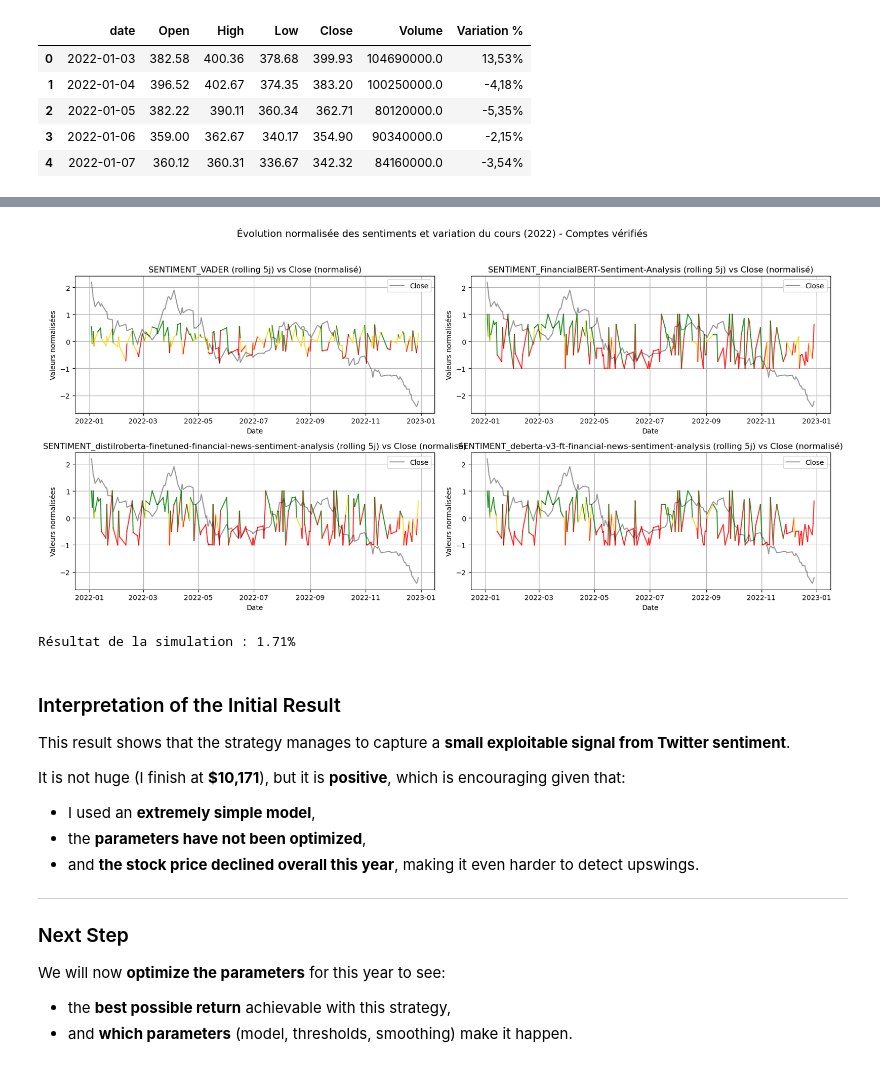
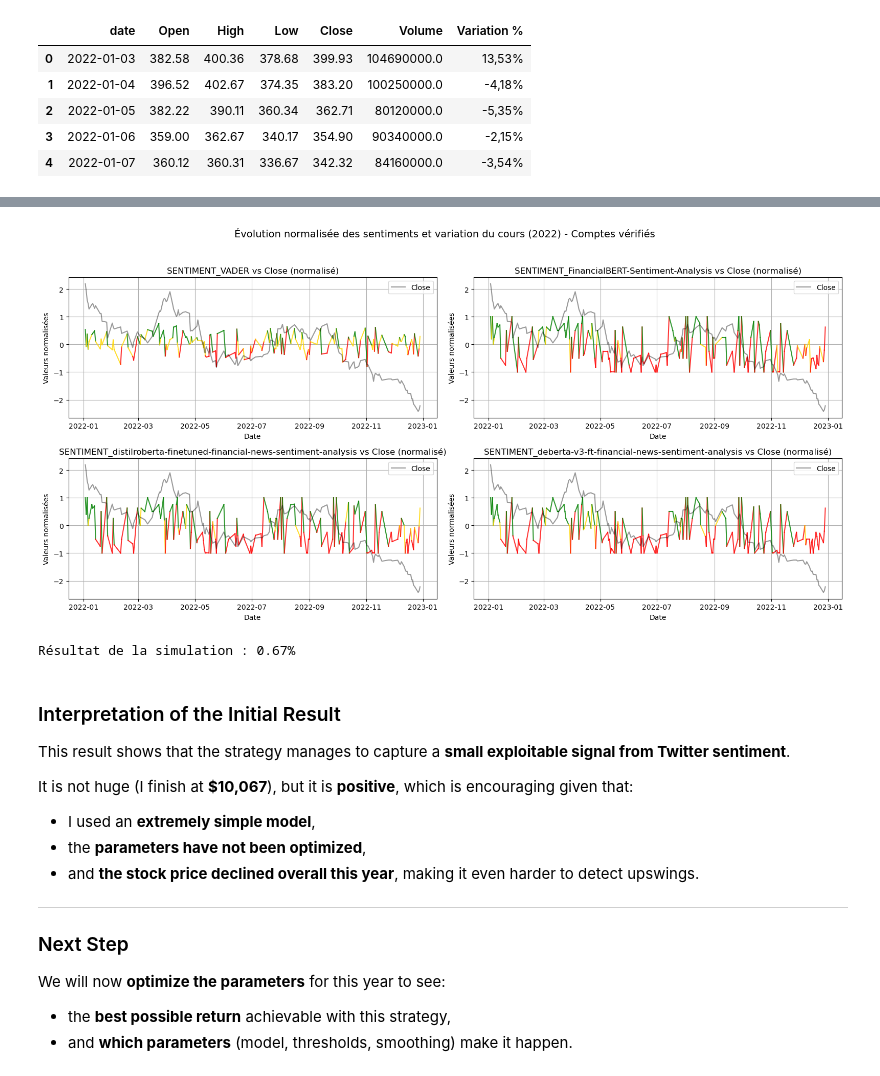
Before and after one commit to LimamS-GitHub/Market_sentiment_analysis, a Jupyter notebook: Data_Analysis/EDA.ipynb, the cells around one changed output, grey strips where cells are left out. Drawn from its saved outputs; the diff is of its cells as text; code cells hidden in the pictures.

```diff
--- a/Data_Analysis/EDA.ipynb
+++ b/Data_Analysis/EDA.ipynb
@@ -155,7 +155,7 @@ rolling_cols = df_combined.select_dtypes(include='number').columns
 
 rolling_cols = rolling_cols[~rolling_cols.isin(['year', 'month', 'date', 'Open', 'High', 'Low', 'Close', 'Volume', 'Daily_Change_%'])]
 df_rolling_verified_combined = df_combined.copy()
-df_rolling_verified_combined[rolling_cols] = df_combined[rolling_cols].rolling(window=1).mean()
+#df_rolling_verified_combined[rolling_cols] = df_combined[rolling_cols].rolling(window=1).mean()
 df_rolling_verified_combined.head()
 # %% [output]
 |  | date | year | month | SENTIMENT_VADER | SENTIMENT_FinancialBERT-Sentiment... | SENTIMENT_distilroberta-finetuned... | ... |
@@ -174,13 +174,12 @@ df_rolling_verified_combined.head()
 mean_close = df_rolling_verified_combined["Close"].mean()
 std_close = df_rolling_verified_combined["Close"].std()
 df_rolling_verified_combined["Close_normalized"] = (df_rolling_verified_combined["Close"]-mean_close) / std_close
-max_abs_open = df_rolling_verified_combined["Open"].abs().max()
-df_rolling_verified_combined["Open_normalized"] = df_rolling_verified_combined["Open"] / max_abs_open
 
 # Normalization of sentiment scores
 for col in sentiment_cols:
-    max_abs_sent = df_rolling_verified_combined[col].abs().max()
-    df_rolling_verified_combined[col + "_normalized"] = (df_rolling_verified_combined[col])/max_abs_sent
+    mean_abs_sent = df_rolling_verified_combined[col].mean()
+    std_sent = df_rolling_verified_combined[col].std()
+    df_rolling_verified_combined[col + "_normalized"] = (df_rolling_verified_combined[col]-mean_abs_sent)/std_sent
 
 df_rolling_verified_combined.head()
 # %% [output]
@@ -207,42 +206,42 @@ for i, col in enumerate(sentiment_cols):
     prev_x, prev_y = x.iloc[0], y.iloc[0]
 
     # Plot the curve with color change based on the value
     for j in range(1, len(x)):
         curr_x, curr_y = x.iloc[j], y.iloc[j]
 
         # Determine the color based on the previous value
         if prev_y > 0.2:
             color = 'green'
         elif prev_y < -0.2:
             color = 'red'
         else:
             color = 'gold'
 
         axes[i].plot([prev_x, curr_x], [prev_y, curr_y], color=color, alpha=0.8)
 
         prev_x, prev_y = curr_x, curr_y
 
     # Add the price curve
     axes[i].plot(df_rolling_verified_combined['date'], df_rolling_verified_combined['Close_normalized'], label='Close', color='black', alpha=0.4)
 
-    axes[i].set_title(f"{col} (rolling 5j) vs Close (normalisé)")
+    axes[i].set_title(f"{col} vs Close (normalisé)")
     axes[i].set_xlabel("Date")
     axes[i].set_ylabel("Valeurs normalisées")
     axes[i].legend()
     axes[i].grid(True)
 
 plt.suptitle("Évolution normalisée des sentiments et variation du cours (2022) - Comptes vérifiés", fontsize=14)
 plt.tight_layout(rect=[0, 0, 1, 0.95])
 plt.show()
 # %% [output]
-[figure, old version]
+[figure, new version]
 # %%
 # ============================
 # 7. Buy/Sell Strategy
 # ============================
 
 # Fonction de simulation de stratégie d'achat/vente
-def simulate_trading(df, sentiment_col, rolling_window=5, weight_verified=0.5, initial_cash=10000, buy_threshold=0.2, sell_threshold=-0.2):
+def simulate_trading(df, sentiment_col, rolling_window=5, weight_verified=0.5, initial_cash=10000, buy_threshold=0.4, sell_threshold=-0.4):
     """
     Simule une stratégie simple d'achat/vente basée sur le score de sentiment pondéré.
 
@@ -257,7 +256,7 @@ def simulate_trading(df, sentiment_col, rolling_window=5, weight_verified=0.5, i
 
     for idx, row in df.iterrows():
         sentiment = row['sentiment_smooth']
-        price = row['Open']  # Achat/vente à l'ouverture du jour
+        price = row['Close']  # Achat/vente à l'ouverture du jour
 
         # Signal d'achat
         if sentiment > buy_threshold and position == 0:
@@ -285,13 +284,13 @@ result = simulate_trading(
 )
 print(f"Résultat de la simulation : {result:.2f}%")
 # %% [output]
-Résultat de la simulation : 1.71%
+Résultat de la simulation : 0.67%
 # %% [markdown]
 ### Interpretation of the Initial Result
 
 This result shows that the strategy manages to capture a **small exploitable signal from Twitter sentiment**.
 
-It is not huge (I finish at **$10,171**), but it is **positive**, which is encouraging given that:
+It is not huge (I finish at **$10,067**), but it is **positive**, which is encouraging given that:
 
 - I used an **extremely simple model**,
 - the **parameters have not been optimized**,
```
Also changed, not shown: parts of 2 cells of this notebook, 6 other files.
